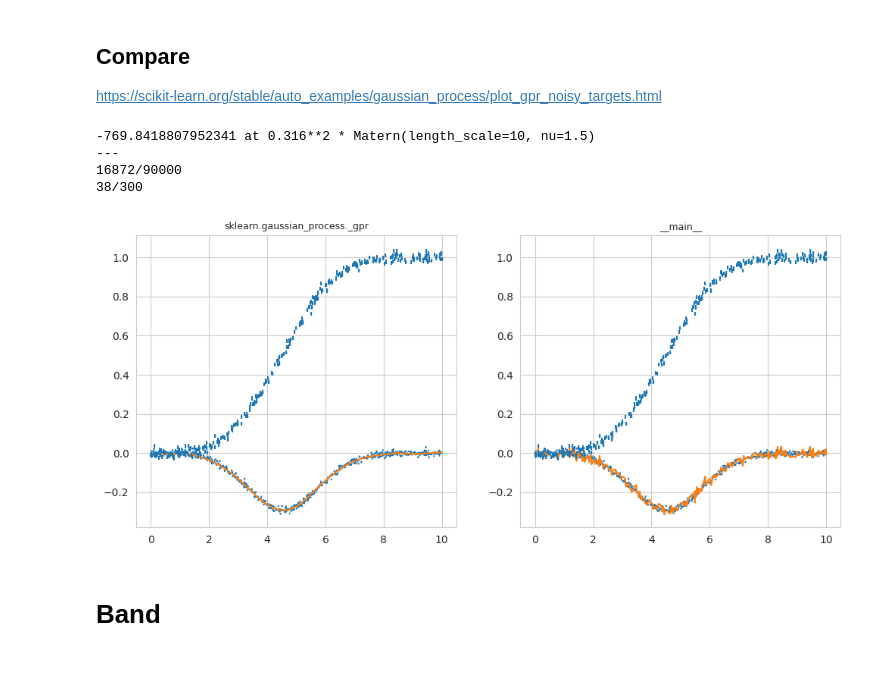
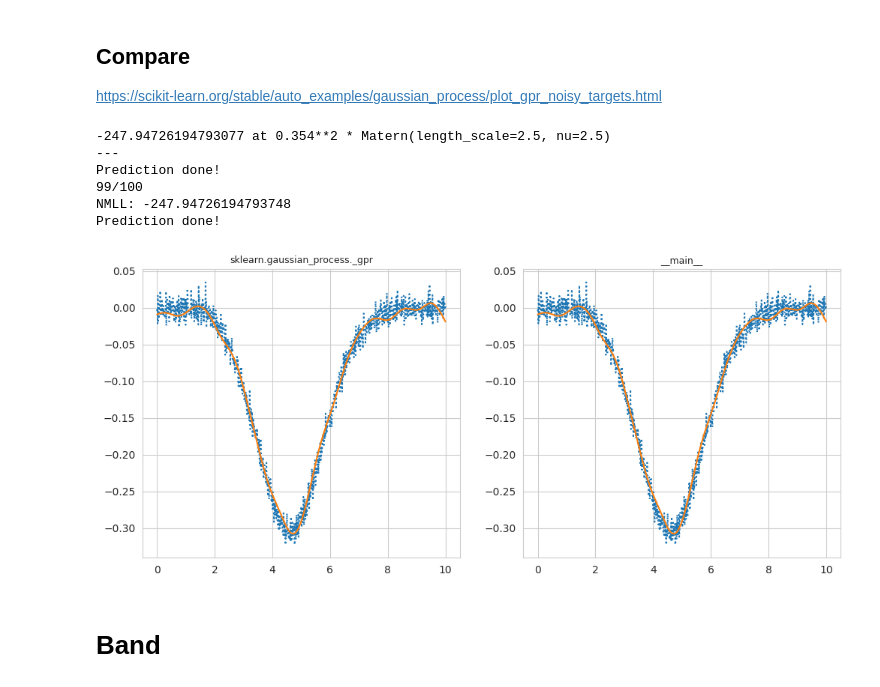
Before and after one commit to ItsNiklas/sparse-gaussian-processes, a Jupyter notebook: GP.ipynb, the cells around one changed output. Drawn from its saved outputs; the diff is of its cells as text; code cells hidden in the pictures.

```diff
--- a/GP.ipynb
+++ b/GP.ipynb
@@ -221,25 +230,30 @@ rng = np.random.RandomState(2)
 def weibull_F(x, lambda_, k_):
     return 1 - jnp.exp(-(lambda_ * x) ** k_)
 
+# X
+X = np.linspace(start=0, stop=10, num=1000).reshape(-1, 1)
 
-X = np.linspace(start=0, stop=10, num=1000).reshape(-1, 1)
+# True y
 lam = 1 / 5
 k = 3.5
 y = np.squeeze(weibull_F(X, lam, k) + rng.normal(scale=0.1 ** 2, size=X.shape))
-estimated_y = np.squeeze(weibull_F(X, 1 / 4, 3.8))
+
+# Preset GP mean function
+estimated_y = np.squeeze(weibull_F(X, 1 / 4, 4.1))
 y -= estimated_y
 
-training_indices = rng.choice(np.arange(y.size), size=300, replace=False)
+# Training set
+training_indices = rng.choice(np.arange(y.size), size=100, replace=False)
 X_train, y_train = X[training_indices], y[training_indices]
 
-# Observation Noise
+# Add observation noise
 noise_std = 0.01
 y_train = y_train + rng.normal(loc=0, scale=noise_std, size=y_train.shape)
 
 # Parameters
 #[0.02970224 1.20957201 0.04      ]
-s = 0.1
-l = 10
+s = 0.125
+l = 2.5
 p = 0
 
 theta_init = jnp.array([s, l, p], dtype=float)
@@ -250,54 +264,55 @@ from sklearn.gaussian_process.kernels import Matern
 fig, axs = plt.subplots(1, 2, figsize=(12, 5))
 
 for i, ax in enumerate(axs.flatten()):
     if i == 0:
-        kernel = s * Matern(l, nu=3 / 2)
+        kernel = s * Matern(l, nu = 5/2)
         gaussian_process = GaussianProcessRegressor(
             kernel=kernel,
             alpha=noise_std ** 2, optimizer=None
         )
         gaussian_process.fit(X_train, y_train)
-        print(-gaussian_process.log_marginal_likelihood_value_, "at", gaussian_process.kernel_)
-        print("---")
+        print(-gaussian_process.log_marginal_likelihood_value_, "at", gaussian_process.kernel_, "\n---")
     else:
         def kernel(s1, l1, p1, x, y):
-            return MaternKernel32(s1, l1, x, y) * WendlandTapering(1, x, y)
+            return MaternKernel52(s1, l1, x, y)# * WendlandTapering(2, x, y)
 
         gaussian_process = GPR(X_train, y_train, kernel, theta_init, eps=noise_std ** 2)
         #gaussian_process.fit()
 
     #mean_prediction, std_prediction = gaussian_process.predict(X, return_std=True)
     mean_prediction = gaussian_process.predict(X)
+    print("Prediction done!")
     #mean_prediction += estimated_y
-    ax.plot(X, y, linestyle="dotted") # + estimated_y
+    ax.plot(X, y  , linestyle="dotted") #+ estimated_y
     ax.plot(X, mean_prediction, label="Mean prediction")
-    ax.errorbar(
-        X_train,
-        y_train + estimated_y[training_indices],
-        noise_std,
-        markersize=.7,
-        linestyle="None",
-        color="tab:blue",
-        marker=".",
-        label="Observations",
-    )
+    # ax.errorbar(
+    #     X_train,
+    #     y_train + estimated_y[training_indices],
+    #     noise_std,
+    #     markersize=.7,
+    #     linestyle="None",
+    #     color="tab:blue",
+    #     marker=".",
+    #     label="Observations",
+    # )
     # ax.fill_between(
     #     X.ravel(),
     #     mean_prediction - 1.96 * std_prediction,
     #     mean_prediction + 1.96 * std_prediction,
     #     alpha=0.3,
     #     color="tab:orange",
     # )
     ax.set_title(gaussian_process.__module__, fontsize=9)
-# [ 0.12348134 -1.10319809  0.21209229 -0.58400622 -0.90968804 -0.69136815
-#   0.85221527 -0.54826795 -1.2851047   0.20891352]
+
 plt.show()
 # %% [output]
--769.8418807952341 at 0.316**2 * Matern(length_scale=10, nu=1.5)
+-247.94726194793077 at 0.354**2 * Matern(length_scale=2.5, nu=2.5)
 ---
-16872/90000
-38/300
+Prediction done!
+99/100
+NMLL: -247.94726194793748
+Prediction done!
-[figure, old version]
+[figure, new version]
 # %% [markdown]
 # Band
 # %%
```
Also changed, not shown: parts of 2 cells of this notebook.
